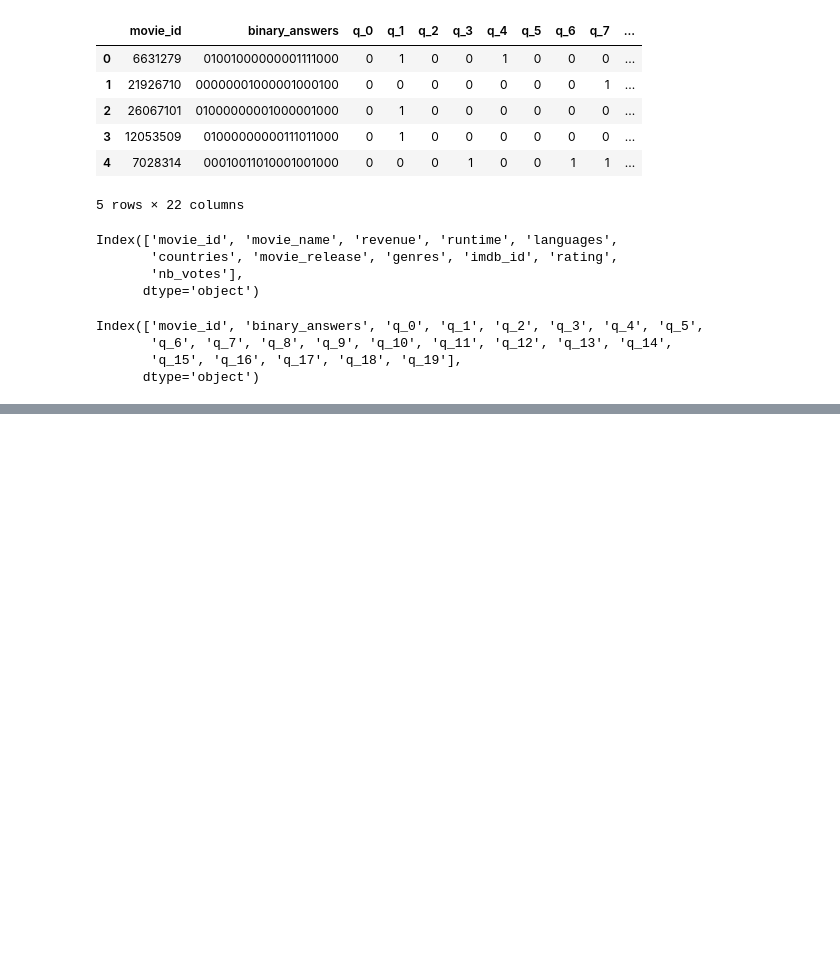
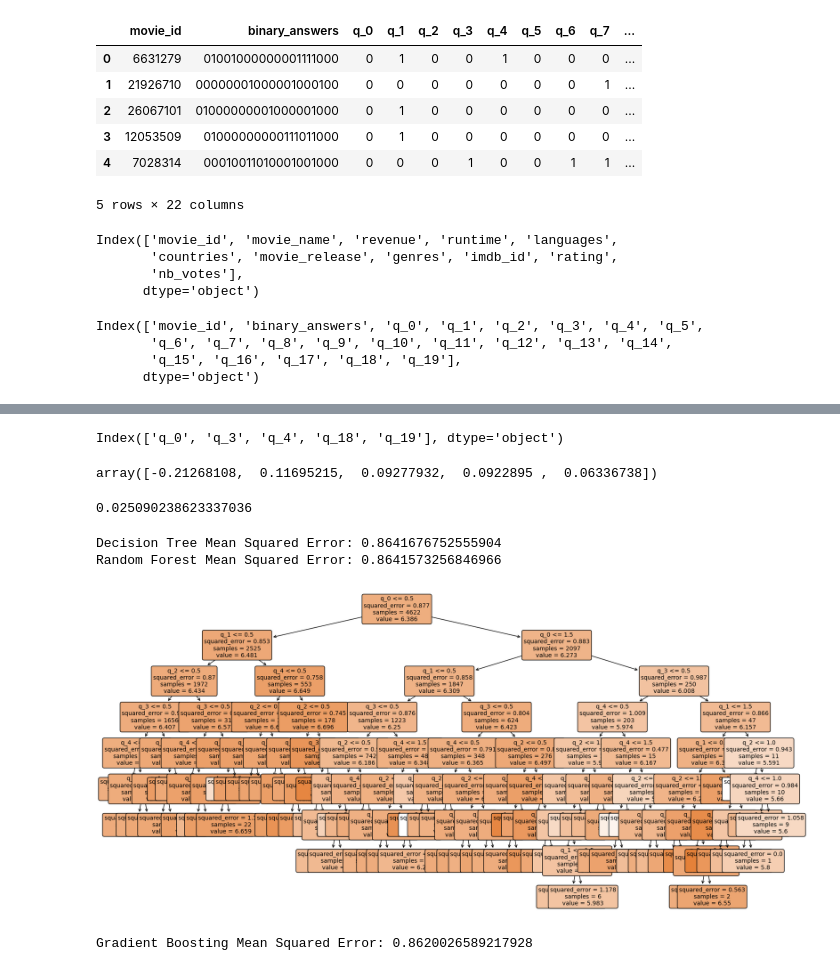
Before and after one commit to epfl-ada/ada-2023-project-theredpandada5, a Jupyter notebook: gpt_featureselection.ipynb, the cells around one changed output, grey strips where cells are left out. Drawn from its saved outputs; the diff is of its cells as text; code cells hidden in the pictures; blank space fills up the shorter version.

Commit message:
feature selection recursive + tree+ MLP etc.

```diff
--- a/gpt_featureselection.ipynb
+++ b/gpt_featureselection.ipynb
@@ -173,0 +200,4 @@ relevant_answers.merge(movies_augmented[['movie_id','rating']], on='movie_id', h
+# %%
+def split_set(data_to_split, ratio=0.8):
+    mask = np.random.rand(len(data_to_split)) < ratio
+    return [data_to_split[mask].reset_index(drop=True), data_to_split[~mask].reset_index(drop=True)]
@@ -173,0 +284,28 @@ relevant_answers.merge(movies_augmented[['movie_id','rating']], on='movie_id', h
+# %%
+dropped_na_relevant_answers = relevant_answers.dropna()
+# %%
+from sklearn.feature_selection import RFECV
+from sklearn.linear_model import  LinearRegression   # Choose an appropriate model
+
+# Assuming your DataFrame is named 'df'
+X = dropped_na_relevant_answers[list(questions_dict)]
+X = dropped_na_relevant_answers.drop(columns=['movie_id', 'rating'])
+y = dropped_na_relevant_answers['rating']
+model =  LinearRegression()  # Choose an appropriate model
+rfe = RFECV(model, step=1, cv=5, scoring='neg_mean_squared_error')
+fit = rfe.fit(X, y)
+selected_features = X.columns[fit.support_]
+feature_importances = fit.estimator_.coef_
+score = fit.score(X, y)
+# %%
+selected_features
+# %% [output]
+Index(['q_0', 'q_3', 'q_4', 'q_18', 'q_19'], dtype='object')
+# %%
+feature_importances
+# %% [output]
+array([-0.21268108,  0.11695215,  0.09277932,  0.0922895 ,  0.06336738])
+# %%
+score
+# %% [output]
+0.025090238623337036
@@ -173,0 +317,40 @@ relevant_answers.merge(movies_augmented[['movie_id','rating']], on='movie_id', h
+# %%
+training_no_na, test_no_na = split_set(dropped_na_relevant_answers[list(selected_features) + ['rating']])
+X_train = training_no_na[list(selected_features)]
+X_test = test_no_na[list(selected_features)]
+y_train = training_no_na['rating']
+y_test = test_no_na['rating']
+# Decision Tree
+tree_model = DecisionTreeRegressor()
+tree_model.fit(X_train, y_train)
+tree_predictions = tree_model.predict(X_test)
+tree_mse = mean_squared_error(y_test, tree_predictions)
+print(f"Decision Tree Mean Squared Error: {tree_mse}")
+
+# Random Forest
+rf_model = RandomForestRegressor()
+rf_model.fit(X_train, y_train)
+rf_predictions = rf_model.predict(X_test)
+rf_mse = mean_squared_error(y_test, rf_predictions)
+print(f"Random Forest Mean Squared Error: {rf_mse}")
+# %% [output]
+Decision Tree Mean Squared Error: 0.8641676752555904
+Random Forest Mean Squared Error: 0.8641573256846966
+# %%
+# Visualize the decision tree
+plt.figure(figsize=(20, 10))
+plot_tree(tree_model, filled=True, feature_names=X.columns, rounded=True, fontsize=10)
+plt.show()
+# %% [output]
+[figure, added]
+# %%
+from sklearn.ensemble import GradientBoostingRegressor
+
+# Gradient Boosting Regressor
+gb_model = GradientBoostingRegressor()
+gb_model.fit(X_train, y_train)
+gb_predictions = gb_model.predict(X_test)
+gb_mse = mean_squared_error(y_test, gb_predictions)
+print(f"Gradient Boosting Mean Squared Error: {gb_mse}")
+# %% [output]
+Gradient Boosting Mean Squared Error: 0.8620026589217928
```
Also changed, not shown: parts of 23 cells of this notebook.
